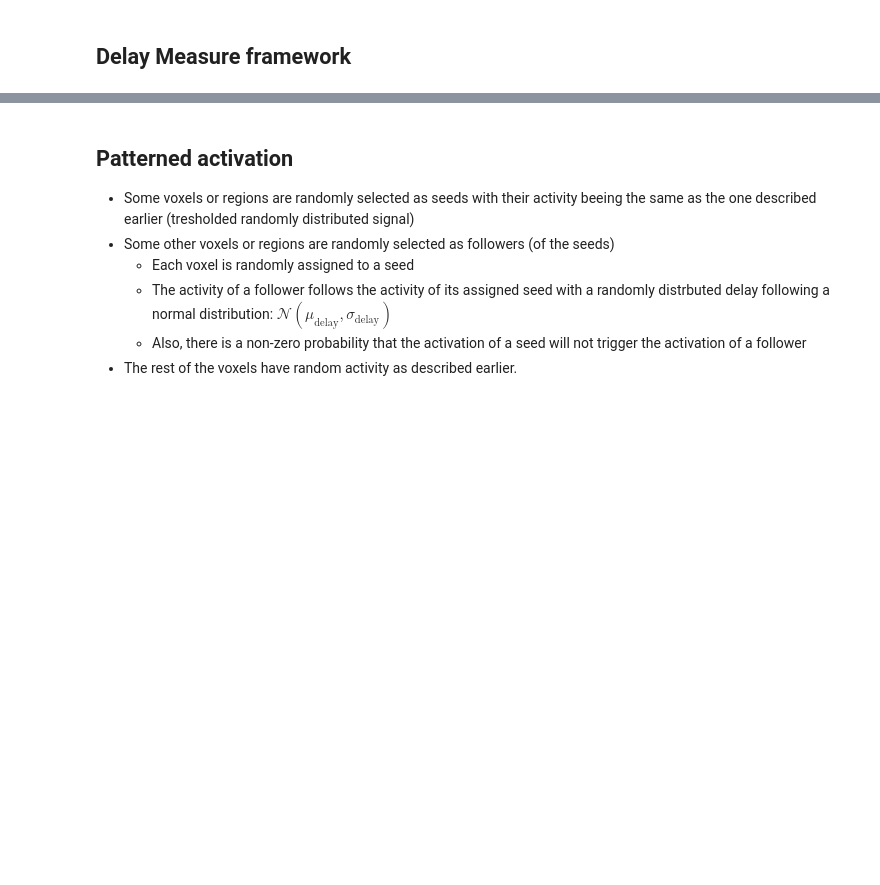
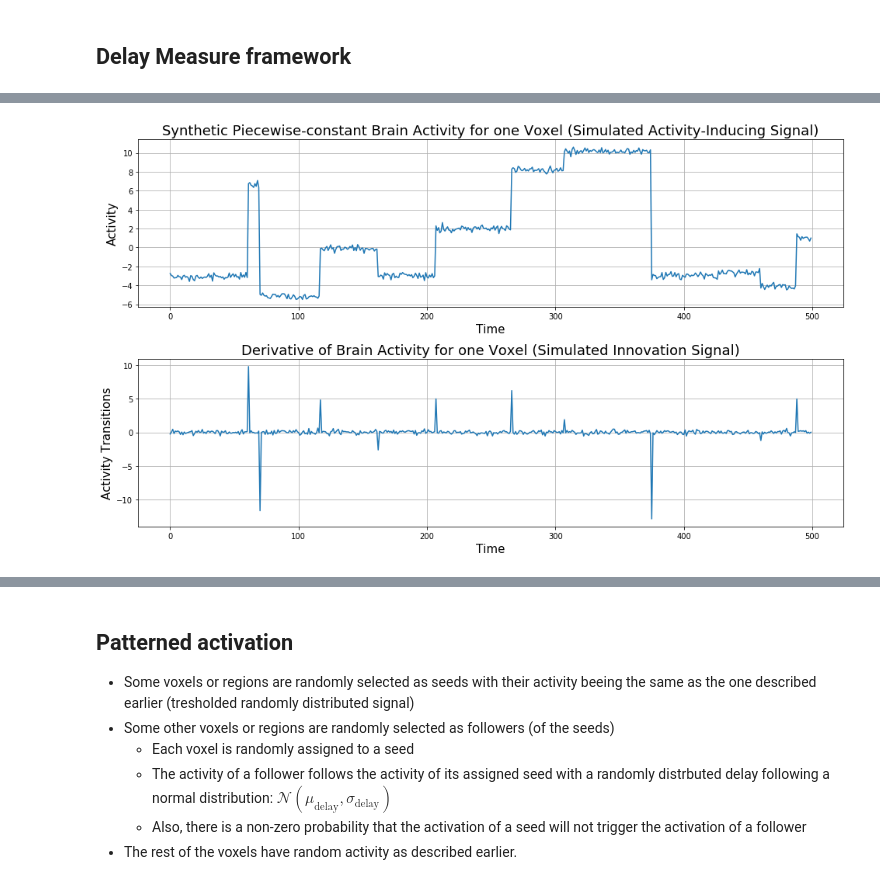
Before and after one commit to Cionkito/fMRIDelay, a Jupyter notebook: Delay_Synthetic_Data.ipynb, the cells around one changed output, grey strips where cells are left out. Drawn from its saved outputs; the diff is of its cells as text; code cells hidden in the pictures; blank space fills up the shorter version.

```diff
--- a/Delay_Synthetic_Data.ipynb
+++ b/Delay_Synthetic_Data.ipynb
@@ -108,0 +166,33 @@ Almost there
+# %%
+fig, ax = plt.subplots(figsize = (14, 8))
+
+plt.subplot(2, 1, 1)
+
+plt.title('Synthetic Piecewise-constant Brain Activity for one Voxel '
+          '(Simulated Activity-Inducing Signal)', fontsize = 18)
+
+plt.plot(sig)
+
+plt.xlabel('Time', fontsize = 15)
+plt.ylabel('Activity', fontsize = 15)
+
+plt.grid()
+
+
+plt.subplot(2, 1, 2)
+
+plt.title('Derivative of Brain Activity for one Voxel '
+          '(Simulated Innovation Signal)', fontsize = 18)
+
+plt.plot(inno)
+
+plt.xlabel('Time', fontsize = 15)
+plt.ylabel('Activity Transitions', fontsize = 15)
+
+plt.grid()
+
+plt.tight_layout()
+
+#plt.savefig('FIG_SynthData/Piecewise-CST')
+# %% [output]
+[figure, added]
```
Also changed, not shown: parts of 16 cells of this notebook.
